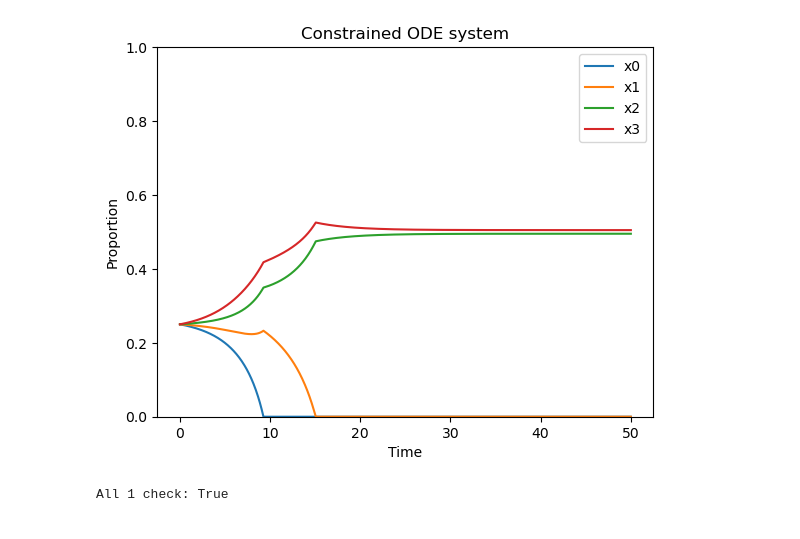
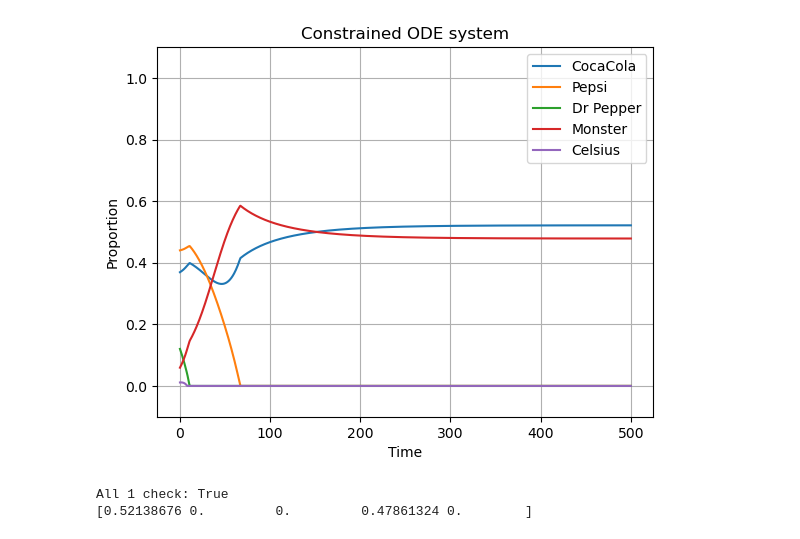
Before and after one commit to brandonwaits12/Radiator-Springs, a Jupyter notebook: dae.ipynb, the cells around one changed output. Drawn from its saved outputs; the diff is of its cells as text; code cells hidden in the pictures.

```diff
--- a/dae.ipynb
+++ b/dae.ipynb
@@ -62,43 +62,61 @@ def solve(alpha, beta, K, X0, t):
     dt = t[1] - t[0]  # time step
     X = np.zeros((n, len(t)))  # store the solution here
 
     X0 = project_to_simplex(X0)  # project the initial condition onto the simplex if not already in it
     X[:, 0] = X0  # initial condition
 
     for i in range(1, len(t)):
         X[:, i] = X[:, i - 1] + dt * original_ode(t[i - 1], X[:, i - 1], alpha, beta, K)
         X[:, i] = project_to_simplex(X[:, i])
 
     return X
 
+def wrapped_ode(t, X):
+    """Wrap the ODE system to include the parameters."""
+    return project_to_simplex(original_ode(t, X, alpha, beta, K))
+
+
 # Define the parameters
-n = 4
-alpha = np.array([0.66, 0.68, 0.7, 0.72])
+n = 5
+alpha = np.array([0.0297, 0.0033, 0.027, 0.1038, .1936])
+
 beta = np.array([
-    [0.0, 0.1, 0.1, 0.1],
-    [0.1, 0.0, 0.1, 0.1],
-    [0.1, 0.1, 0.0, 0.1],
-    [0.1, 0.1, 0.1, 0.0]
-])
+    [0, 9, 8, 1, 1],
+    [9, 0, 8, 1, 1],
+    [8, 8, 0, 2, 2],
+    [5, 5, 2, 0, 8],
+    [5, 5, 2, 8, 0]
+]) * 0.005
+
+np.fill_diagonal(beta, 0)
 K = 2/3
-X0 = np.array([0.25, 0.25, 0.25, 0.25])
-t = np.linspace(0, 50, 1000)
+X0 = np.array([0.369, 0.44, 0.12, 0.059, 0.011])
+t = np.linspace(0, 500, 1000)
 
 # Solve the system
 X = solve(alpha, beta, K, X0, t)
 
+sol = solve_ivp(wrapped_ode, [0, 500], X0, t_eval=t)
+
+idx2company = ['CocaCola', 'Pepsi', 'Dr Pepper', 'Monster', 'Celsius']
+
 for i in range(n):
-    plt.plot(t, X[i, :], label=f'x{i}')
+    plt.plot(t, X[i, :], label=f'{idx2company[i]}')
 
-plt.ylim(0, 1)
+
+plt.ylim(-0.1, 1.1)
+plt.grid()
 plt.legend()
 plt.xlabel('Time')
 plt.ylabel('Proportion')
 plt.title('Constrained ODE system')
 plt.show()
 
 all_1_check = np.allclose(X.sum(axis=0), 1)
 print(f'All 1 check: {all_1_check}')
+
+print(X[:, -1])  # final proportions
 # %% [output]
-[figure, old version]
+[figure, new version]
 All 1 check: True
+[0.52138676 0.         0.         0.47861324 0.        ]
```
Also changed, not shown: parts of 1 cell of this notebook.
